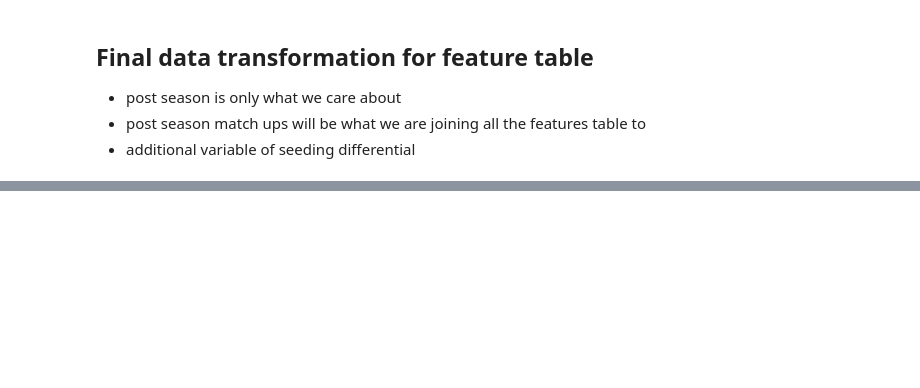
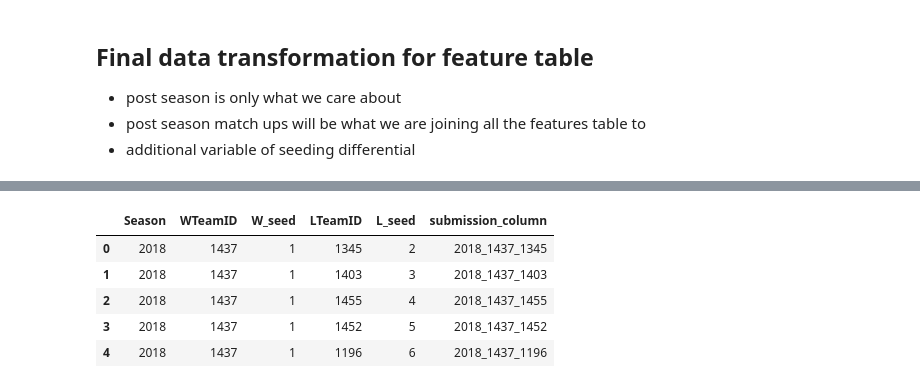
Before and after one commit to shumingpeh/kaggle-ncaa-madness-men, a Jupyter notebook: feature-selection.ipynb, the cells around one changed output, grey strips where cells are left out. Saved outputs shown, nothing was run; the diff lists cells and outputs as text; code cells hidden in the pictures; blank space fills up the shorter version.

```diff
--- a/feature-selection.ipynb
+++ b/feature-selection.ipynb
@@ -314,0 +792,5 @@ array(['diff_seed', 'win_rate_post', 'win_rate_home', 'avg_win_score_by',
+# %%
+seeding_data_2018_submission = (
+    seeding_data_2018
+    .pipe(lambda x:x.assign(submission_column = x.Season.astype(str) + "_" + x.WTeamID.astype(str) + "_" + x.LTeamID.astype(str)))
+)
@@ -314,0 +806,9 @@ array(['diff_seed', 'win_rate_post', 'win_rate_home', 'avg_win_score_by',
+# %%
+seeding_data_2018_submission.head()
+# %% [output]
+|  | Season | WTeamID | W_seed | LTeamID | L_seed | submission_column |
+| 0 | 2018 | 1437 | 1 | 1345 | 2 | 2018_1437_1345 |
+| 1 | 2018 | 1437 | 1 | 1403 | 3 | 2018_1437_1403 |
+| 2 | 2018 | 1437 | 1 | 1455 | 4 | 2018_1437_1455 |
+| 3 | 2018 | 1437 | 1 | 1452 | 5 | 2018_1437_1452 |
+| 4 | 2018 | 1437 | 1 | 1196 | 6 | 2018_1437_1196 |
```
Also changed, not shown: parts of 93 cells of this notebook, 28 other files.
